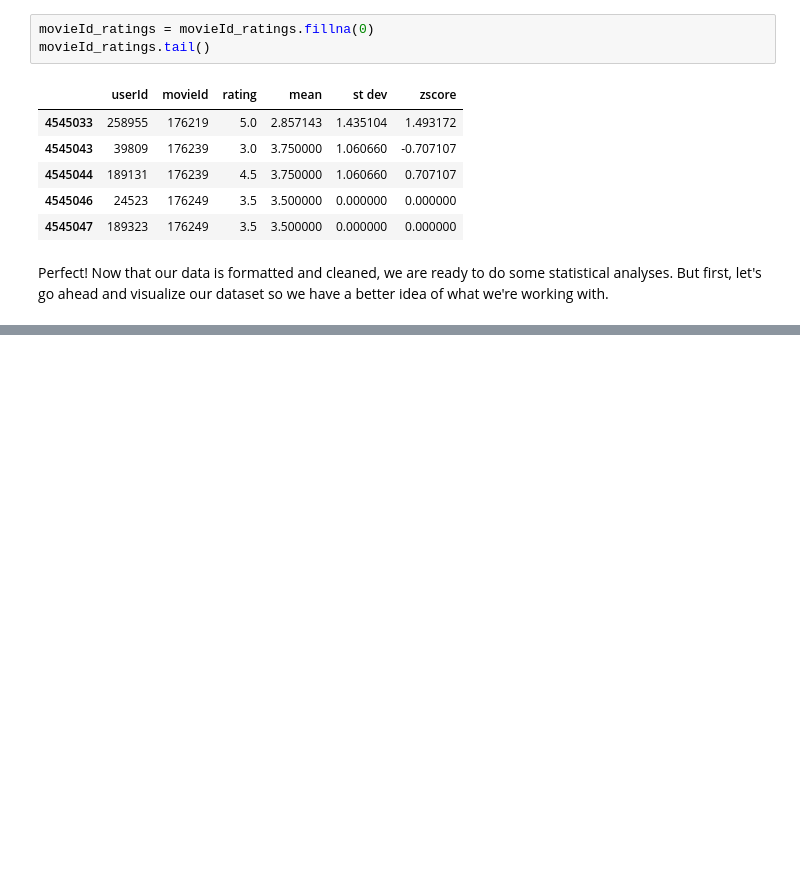
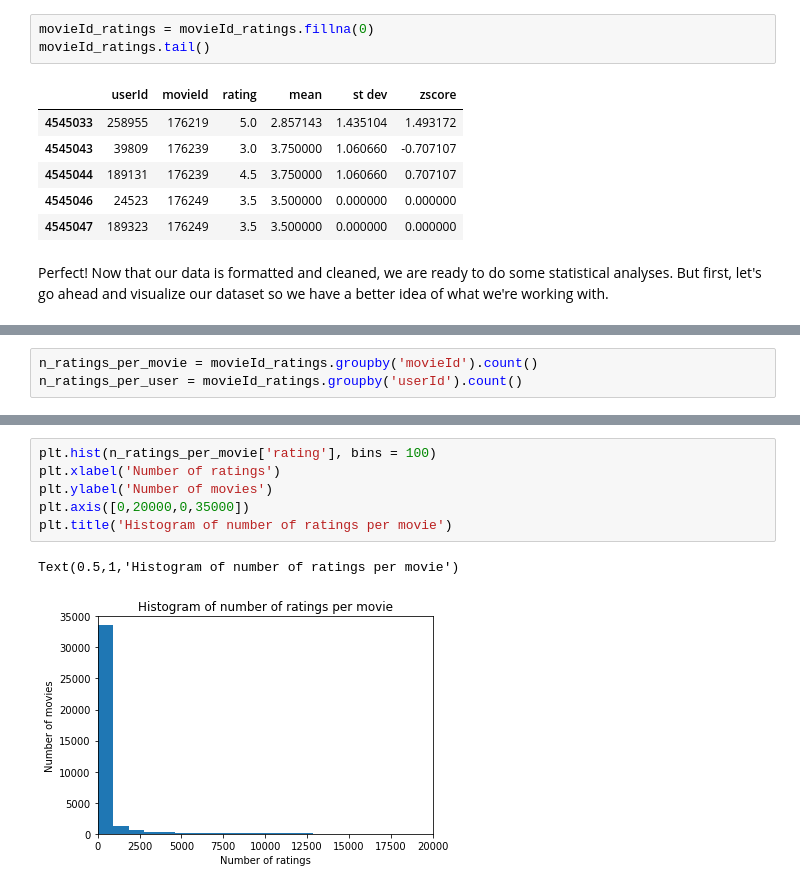
Before and after one commit to ewoodbury/movie-rating-analysis, a Jupyter notebook: Movie Ratings Project.ipynb, the cells around one changed output, grey strips where cells are left out. Cells and saved outputs as stored; diff of their text form; blank space fills up the shorter version.

```diff
--- a/Movie Ratings Project.ipynb
+++ b/Movie Ratings Project.ipynb
@@ -394,0 +422,3 @@ Perfect! Now that our data is formatted and cleaned, we are ready to do some sta
+# %%
+n_ratings_per_movie = movieId_ratings.groupby('movieId').count()
+n_ratings_per_user = movieId_ratings.groupby('userId').count()
@@ -394,0 +433,9 @@ Perfect! Now that our data is formatted and cleaned, we are ready to do some sta
+# %%
+plt.hist(n_ratings_per_movie['rating'], bins = 100)
+plt.xlabel('Number of ratings')
+plt.ylabel('Number of movies')
+plt.axis([0,20000,0,35000])
+plt.title('Histogram of number of ratings per movie')
+# %% [output]
+Text(0.5,1,'Histogram of number of ratings per movie')
+[figure, added]
```
Also changed, not shown: parts of 8 cells of this notebook.
